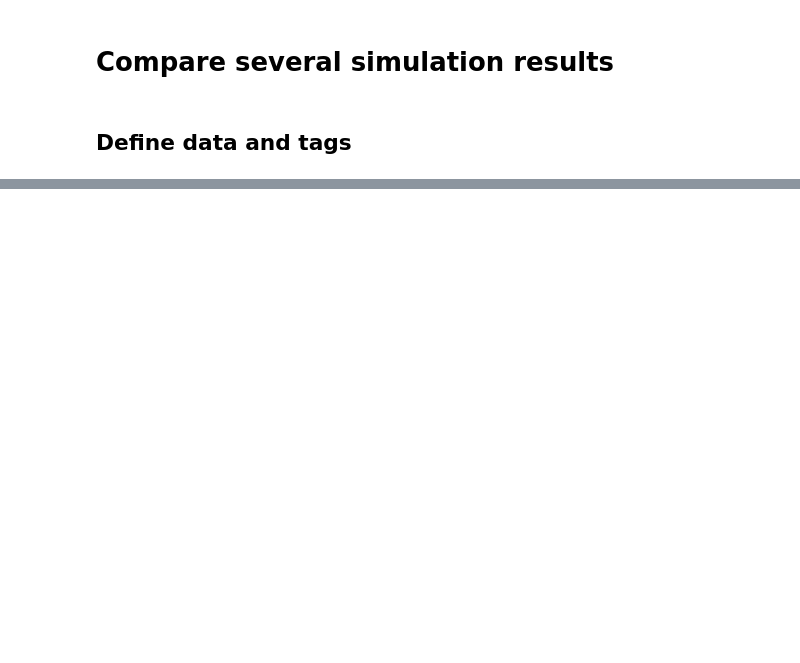
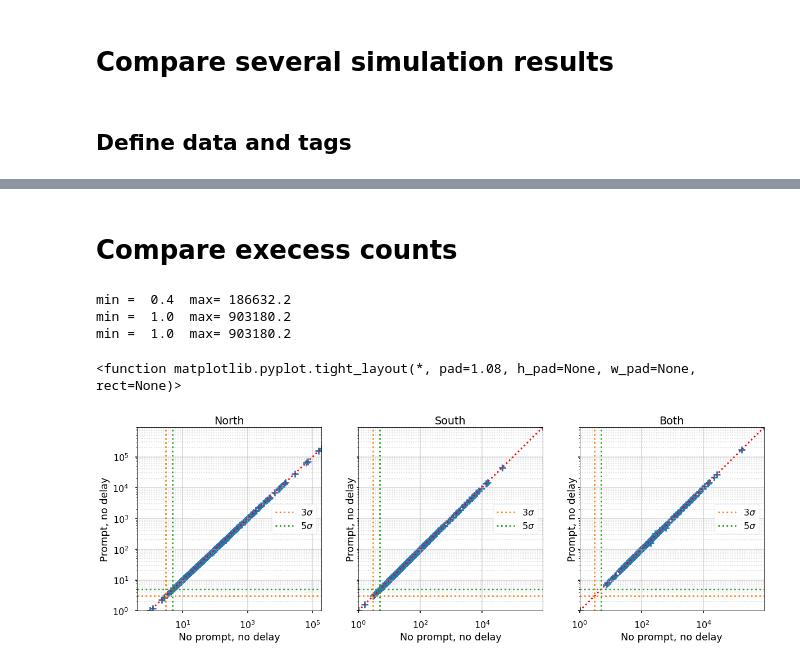
Before and after one commit to tstolarczyk/SoHAPPy, a Jupyter notebook: analysis/population/compare_2sets.ipynb, the cells around one changed output, grey strips where cells are left out. Cells and saved outputs as stored; diff of their text form; code cells hidden in the pictures; blank space fills up the shorter version.

```diff
--- a/analysis/population/compare_2sets.ipynb
+++ b/analysis/population/compare_2sets.ipynb
@@ -166,3 +276,23 @@ axa = var_scatter(var1, var2,tag=[tag1,tag2],xscale="linear",yscale="linear")
+# %% [markdown]
+# Compare execess counts
+# %%
+fig, ax = plt.subplots(nrows=1, ncols=3, figsize=(20,6), sharey=True)
+
+for ax0, g1, g2, title in zip(ax, [gn1, gs1, gb1], [gn2, gs2, gb2], ["North", "South", "Both"]):
+    # Put negative excess to 1 (use of a log scale)
+    n1 = np.array([n if n>0 else 1 for n in g1.nexmx])
+    n2 = np.array([n if n>0 else 1 for n in g2.nexmx])
+    var_scatter(n1, n2,tag=[tag1,tag2],xscale="log",yscale="log", ax=ax0)
+    ax0.set_title(title)
+    ax0.grid(which="minor",axis="both",ls=":",alpha=0.5)
+    ax0.grid(which="major",axis="both",ls="-",alpha=0.5)
+plt.tight_layout
+# %% [output]
+min =  0.4  max= 186632.2
+min =  1.0  max= 903180.2
+min =  1.0  max= 903180.2
+<function matplotlib.pyplot.tight_layout(*, pad=1.08, h_pad=None, w_pad=None, rect=None)>
+[figure, added]
 # %%
 ### Cumulative 5 sigma 90% CL - No delay and reference
 
```
Also changed, not shown: parts of 23 cells of this notebook, 41 other files.
